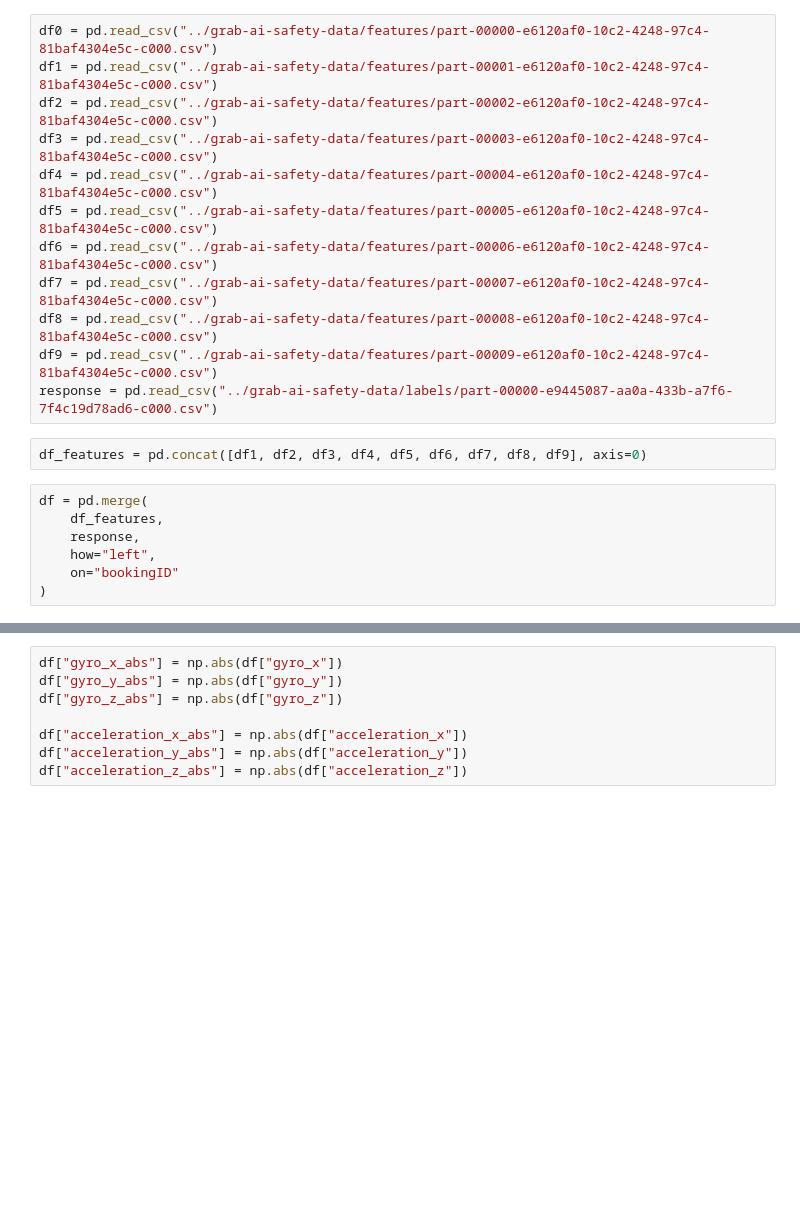
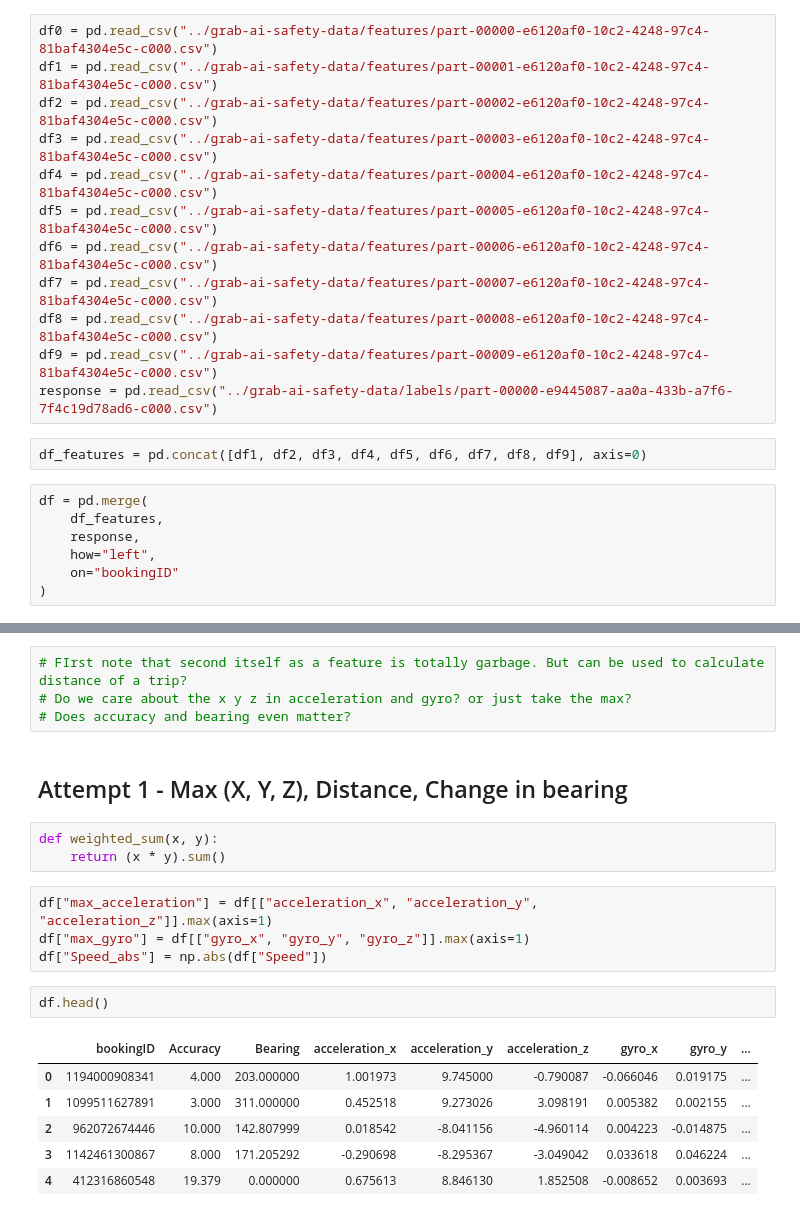
Before and after one commit to jtsw1990/grab-ai-safety, a Jupyter notebook: 1. Safety Challenge - Data reading.ipynb, the cells around one changed output, grey strips where cells are left out. Cells and saved outputs as stored; diff of their text form; blank space fills up the shorter version.

```diff
--- a/1. Safety Challenge - Data reading.ipynb
+++ b/1. Safety Challenge - Data reading.ipynb
@@ -90,8 +26,22 @@ plt.plot(booking_1_1["second"], booking_1_1["Speed"])
-# %%
-df["gyro_x_abs"] = np.abs(df["gyro_x"])
-df["gyro_y_abs"] = np.abs(df["gyro_y"])
-df["gyro_z_abs"] = np.abs(df["gyro_z"])
-
-df["acceleration_x_abs"] = np.abs(df["acceleration_x"])
-df["acceleration_y_abs"] = np.abs(df["acceleration_y"])
-df["acceleration_z_abs"] = np.abs(df["acceleration_z"])
+# %%
+# FIrst note that second itself as a feature is totally garbage. But can be used to calculate distance of a trip?
+# Do we care about the x y z in acceleration and gyro? or just take the max?
+# Does accuracy and bearing even matter?
+# %% [markdown]
+## Attempt 1 - Max (X, Y, Z), Distance, Change in bearing
+# %%
+def weighted_sum(x, y):
+    return (x * y).sum()
+# %%
+df["max_acceleration"] = df[["acceleration_x", "acceleration_y", "acceleration_z"]].max(axis=1)
+df["max_gyro"] = df[["gyro_x", "gyro_y", "gyro_z"]].max(axis=1)
+df["Speed_abs"] = np.abs(df["Speed"])
+# %%
+df.head()
+# %% [output]
+|  | bookingID | Accuracy | Bearing | acceleration_x | acceleration_y | acceleration_z | gyro_x | gyro_y | ... |
+| 0 | 1194000908341 | 4.000 | 203.000000 | 1.001973 | 9.745000 | -0.790087 | -0.066046 | 0.019175 | ... |
+| 1 | 1099511627891 | 3.000 | 311.000000 | 0.452518 | 9.273026 | 3.098191 | 0.005382 | 0.002155 | ... |
+| 2 | 962072674446 | 10.000 | 142.807999 | 0.018542 | -8.041156 | -4.960114 | 0.004223 | -0.014875 | ... |
+| 3 | 1142461300867 | 8.000 | 171.205292 | -0.290698 | -8.295367 | -3.049042 | 0.033618 | 0.046224 | ... |
+| 4 | 412316860548 | 19.379 | 0.000000 | 0.675613 | 8.846130 | 1.852508 | -0.008652 | 0.003693 | ... |
```
Also changed, not shown: parts of 19 cells of this notebook, 4 other files.
